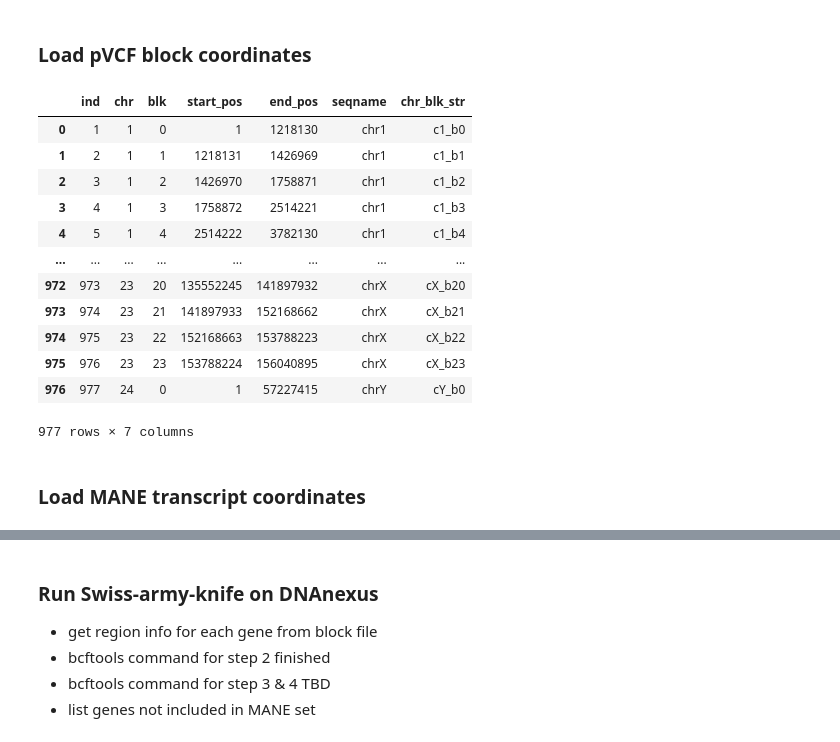
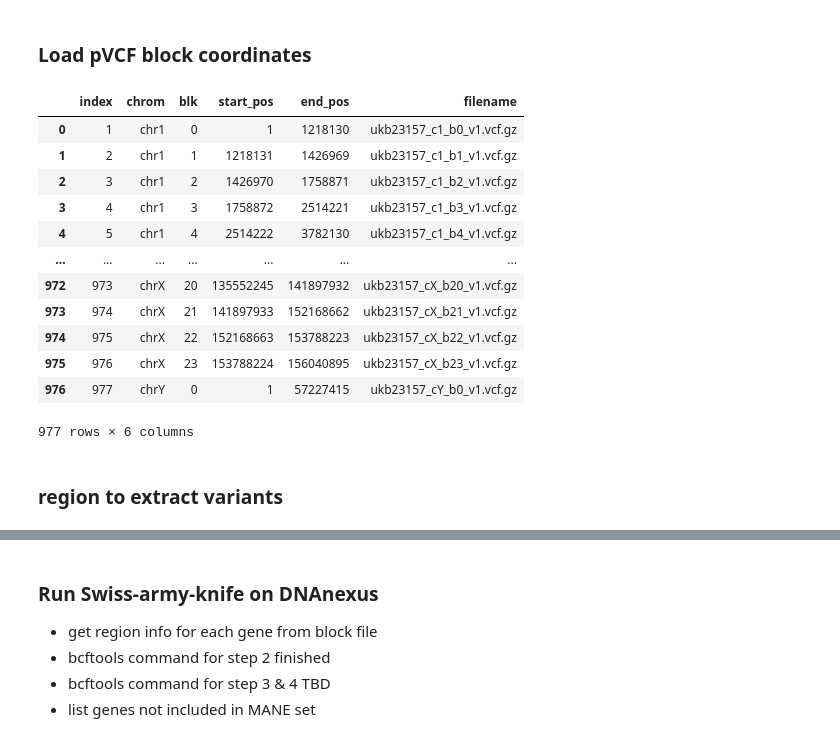
Before and after one commit to TYTYBU/vcfByGene, a Jupyter notebook: vcfByGene.ipynb, the cells around one changed output, grey strips where cells are left out. Drawn from its saved outputs; the diff is of its cells as text; code cells hidden in the pictures.

```diff
--- a/vcfByGene.ipynb
+++ b/vcfByGene.ipynb
@@ -63,26 +98,25 @@ genes
 # %% [markdown]
 ### Load pVCF block coordinates
 # %%
-df_blk = pd.read_table("./resources/pvcf_blocks.txt", sep = '\t', names = ['ind', 'chr', 'blk', 'start_pos', 'end_pos'])
-df_blk['seqname'] = 'chr' + df_blk['chr'].map(str)
-df_blk.loc[df_blk['seqname'] == 'chr23', 'seqname'] = 'chrX'
-df_blk.loc[df_blk['seqname'] == 'chr24', 'seqname'] = 'chrY'
-df_blk['chr_blk_str'] = df_blk['seqname'].str.replace('chr', 'c') + '_b' + df_blk['blk'].map(str)
-df_blk
+# exome blocks
+df_ex_blk = pd.read_table("./resources/exome_pvcf_blocks.txt", sep = '\t', names = ['index', 'chrom', 'blk', 'start_pos', 'end_pos'])
+df_ex_blk['chrom'] = df_ex_blk['chrom'].apply(lambda x: 'chrX' if x == 23 else ('chrY' if x == 24 else f'chr{x}'))
+df_ex_blk['filename'] = df_ex_blk.apply(lambda row: f"ukb23157_c{row['chrom'].replace('chr', '')}_b{row['blk']}_v1.vcf.gz", axis=1)
+df_ex_blk
 # %% [output]
-|  | ind | chr | blk | start_pos | end_pos | seqname | chr_blk_str |
-| 0 | 1 | 1 | 0 | 1 | 1218130 | chr1 | c1_b0 |
-| 1 | 2 | 1 | 1 | 1218131 | 1426969 | chr1 | c1_b1 |
-| 2 | 3 | 1 | 2 | 1426970 | 1758871 | chr1 | c1_b2 |
-| 3 | 4 | 1 | 3 | 1758872 | 2514221 | chr1 | c1_b3 |
-| 4 | 5 | 1 | 4 | 2514222 | 3782130 | chr1 | c1_b4 |
-| ... | ... | ... | ... | ... | ... | ... | ... |
-| 972 | 973 | 23 | 20 | 135552245 | 141897932 | chrX | cX_b20 |
-| 973 | 974 | 23 | 21 | 141897933 | 152168662 | chrX | cX_b21 |
-| 974 | 975 | 23 | 22 | 152168663 | 153788223 | chrX | cX_b22 |
-| 975 | 976 | 23 | 23 | 153788224 | 156040895 | chrX | cX_b23 |
-| 976 | 977 | 24 | 0 | 1 | 57227415 | chrY | cY_b0 |
+|  | index | chrom | blk | start_pos | end_pos | filename |
+| 0 | 1 | chr1 | 0 | 1 | 1218130 | ukb23157_c1_b0_v1.vcf.gz |
+| 1 | 2 | chr1 | 1 | 1218131 | 1426969 | ukb23157_c1_b1_v1.vcf.gz |
+| 2 | 3 | chr1 | 2 | 1426970 | 1758871 | ukb23157_c1_b2_v1.vcf.gz |
+| 3 | 4 | chr1 | 3 | 1758872 | 2514221 | ukb23157_c1_b3_v1.vcf.gz |
+| 4 | 5 | chr1 | 4 | 2514222 | 3782130 | ukb23157_c1_b4_v1.vcf.gz |
+| ... | ... | ... | ... | ... | ... | ... |
+| 972 | 973 | chrX | 20 | 135552245 | 141897932 | ukb23157_cX_b20_v1.vcf.gz |
+| 973 | 974 | chrX | 21 | 141897933 | 152168662 | ukb23157_cX_b21_v1.vcf.gz |
+| 974 | 975 | chrX | 22 | 152168663 | 153788223 | ukb23157_cX_b22_v1.vcf.gz |
+| 975 | 976 | chrX | 23 | 153788224 | 156040895 | ukb23157_cX_b23_v1.vcf.gz |
+| 976 | 977 | chrY | 0 | 1 | 57227415 | ukb23157_cY_b0_v1.vcf.gz |
-977 rows × 7 columns
+977 rows × 6 columns
 # %% [markdown]
-### Load MANE transcript coordinates
+### region to extract variants
 # %%
```
Also changed, not shown: parts of 15 cells of this notebook, 14 other files.
